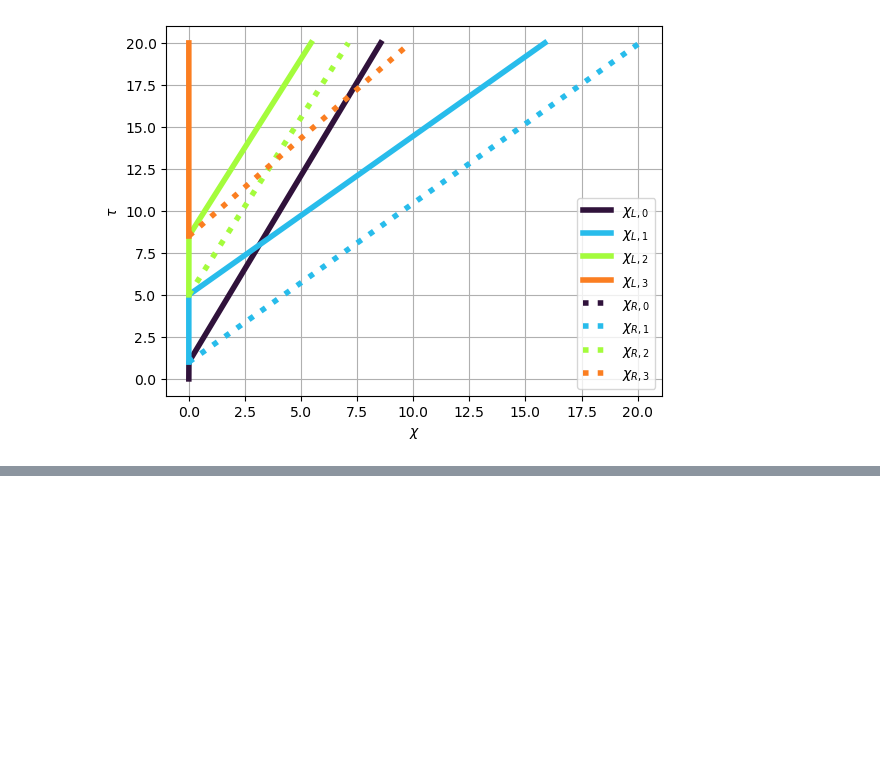
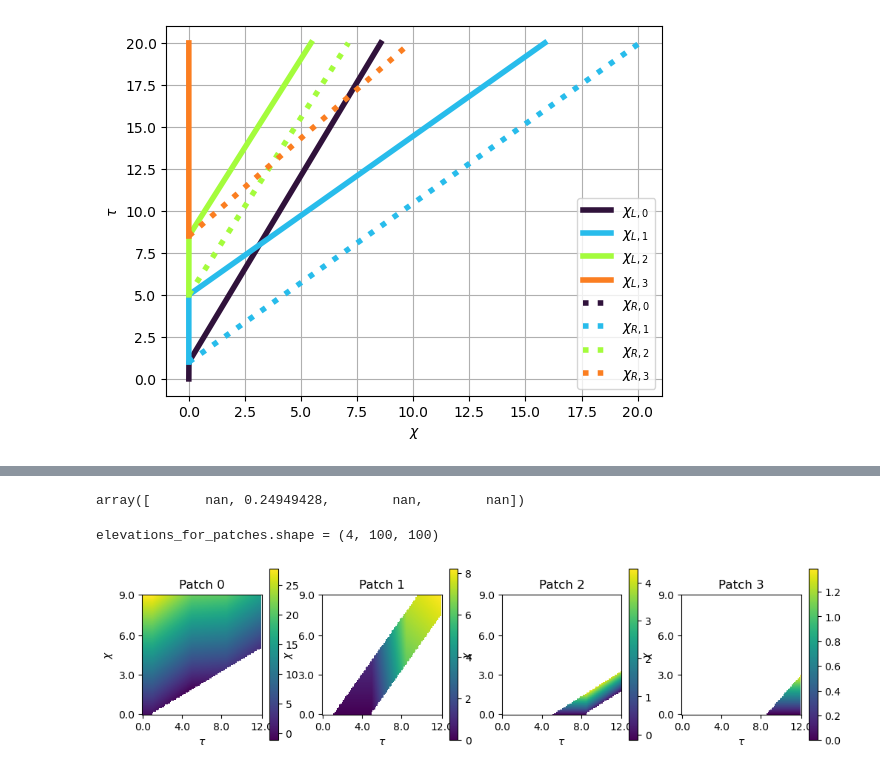
Before and after one commit to zimfv/river-profiles, a Jupyter notebook: notebooks/Check Source.ipynb, the cells around one changed output, grey strips where cells are left out. Cells and saved outputs as stored; diff of their text form; code cells hidden in the pictures; blank space fills up the shorter version.

Commit message:
Generalized get_elevations_for_patches by distinct and add to src

```diff
--- a/notebooks/Check Source.ipynb
+++ b/notebooks/Check Source.ipynb
@@ -228,10 +228,10 @@ uplift_rates = [2.1, 0.4, 1.9, 0.6]
 n = 0.66
 
 # create SlopePatches object
-sp = SlopePatches(patch_starts, uplift_rates, n)
+slp = SlopePatches(patch_starts, uplift_rates, n)
 
 # look at the number of patches
-N = sp.count()
+N = slp.count()
 print(f'The number of patches is {N}')
 
 assert N == len(patch_starts)
@@ -291,16 +291,16 @@ We also can calculate theoretical left and right patch borders for an array of t
 tau = np.arange(-2, 20, 0.01)
 
 # calculate left theoretical borders of patches
-chi_l = sp.get_lefts(tau)
+chi_l = slp.get_lefts(tau)
 # calculate right theoretical borders of patches
-chi_r = sp.get_rights(tau)
+chi_r = slp.get_rights(tau)
 
 # plot
-for i in range(sp.count()):
-    color = cm.turbo(i/sp.count())
+for i in range(slp.count()):
+    color = cm.turbo(i/slp.count())
     plt.plot(chi_l[i], tau, linewidth=4, linestyle='-', color=color, label=f'$\chi_{{L, {i}}}$')
-for i in range(sp.count()):
-    color = cm.turbo(i/sp.count())
+for i in range(slp.count()):
+    color = cm.turbo(i/slp.count())
     plt.plot(chi_r[i], tau, linewidth=4, linestyle=':', color=color, label=f'$\chi_{{R, {i}}}$')
 plt.legend()
 plt.xlabel(r'$\chi$')
@@ -320,0 +350,41 @@ I'll reslise evaluation $\lambda_i(\tau, \chi)$ in the `SlopePatch.get_elevation
+# %%
+tau = 4
+chi = 1
+
+slp.get_elevations_for_patches(tau, chi)
+# %% [output]
+array([       nan, 0.24949428,        nan,        nan])
+# %%
+# generate 2-dimensional tau and chi
+tau = np.linspace(0, 12, 100)
+chi = np.linspace(0, 9, 100)
+tau, chi = np.meshgrid(tau, chi)
+
+elevations_for_patches = slp.get_elevations_for_patches(tau, chi)
+
+print(f'elevations_for_patches.shape = {elevations_for_patches.shape}')
+
+# plot the patches
+fig, axs = plt.subplots(1, slp.count())
+fig.set_figheight(3)
+fig.set_figwidth(12)
+
+nticks = 4
+xticks = np.linspace(0, len(tau[0]), nticks).astype(int)
+xlabels = np.round(tau[0][np.linspace(0, len(tau[0]) - 1, nticks).astype(int)], 2)
+yticks = np.linspace(0, len(chi[:, 0]), nticks).astype(int)
+ylabels = np.round(chi[:, 0][np.linspace(0, len(chi[:, 0]) - 1, nticks).astype(int)], 2)
+
+# plot the patches
+for i in range(slp.count()):
+    axs[i].set_title(f'Patch {i}')
+    im = axs[i].imshow(elevations_for_patches[i], origin='lower')
+    plt.colorbar(im)
+    axs[i].set_xlabel(r'$\tau$')
+    axs[i].set_ylabel(r'$\chi$')
+    axs[i].set_xticks(xticks, xlabels)
+    axs[i].set_yticks(yticks, ylabels)
+plt.show()
+# %% [output]
+elevations_for_patches.shape = (4, 100, 100)
+[figure, added]
```
Also changed, not shown: parts of 5 cells of this notebook, 2 other files.
